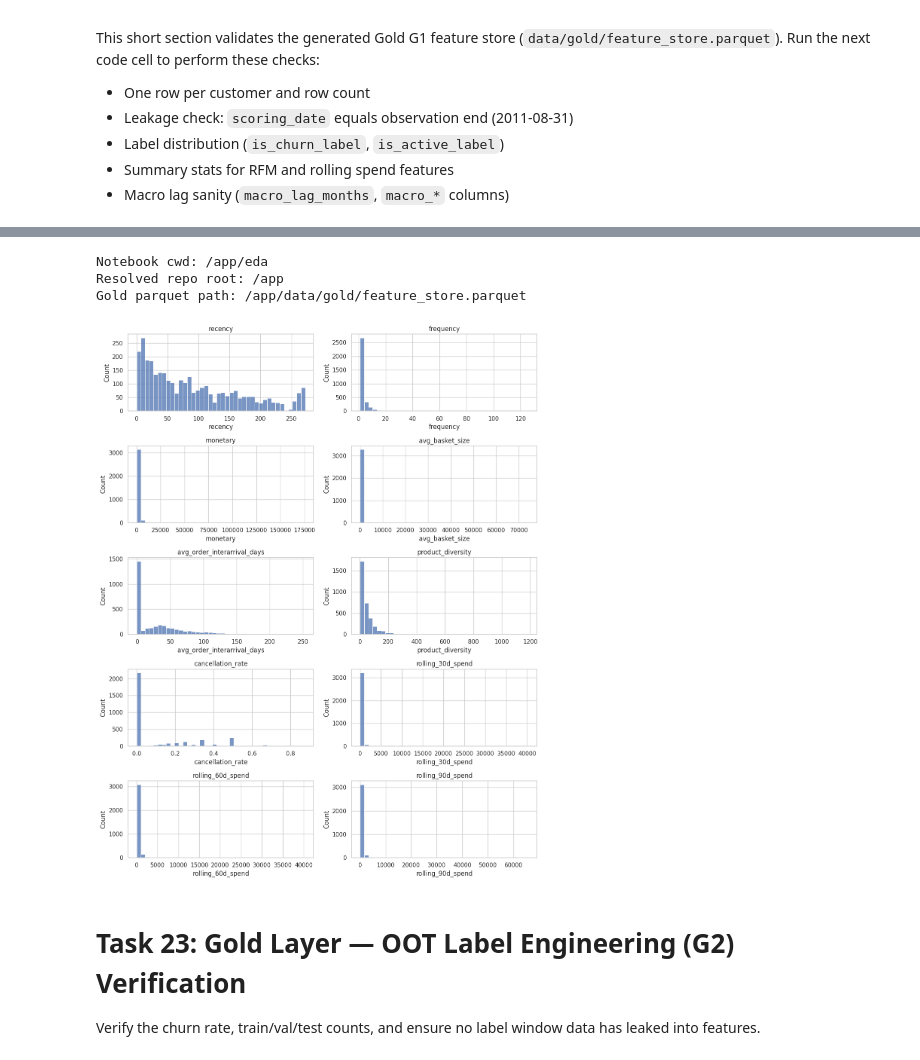
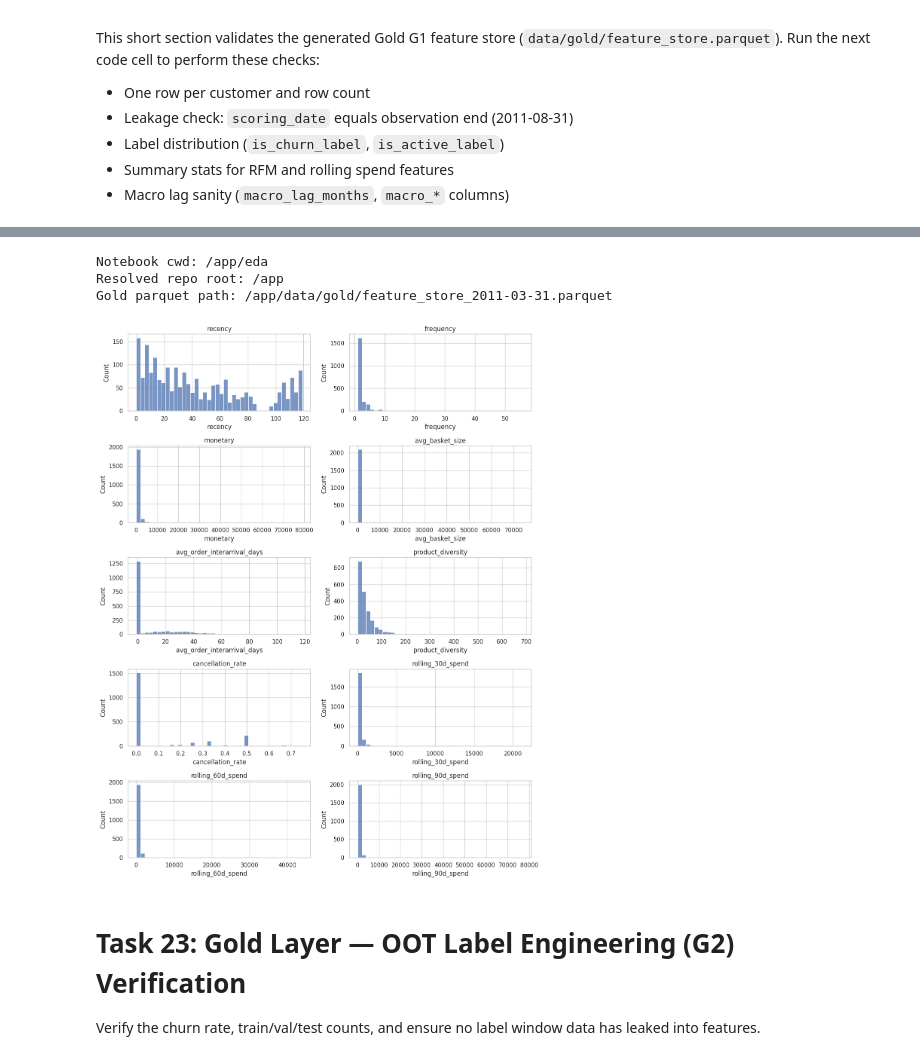
Before and after one commit to wenxuanalex/machine-learning-engineering, a Jupyter notebook: eda/eda.ipynb, the cells around one changed output, grey strips where cells are left out. Cells and saved outputs as stored; diff of their text form; code cells hidden in the pictures.

Commit message:
EDA: point gold-QA cells at training snapshot after gold restructure

```diff
--- a/eda/eda.ipynb
+++ b/eda/eda.ipynb
@@ -649,16 +649,16 @@ sns.set_theme(style="whitegrid")
 
 def resolve_gold_path() -> Path:
     candidates = [
-        Path("data/gold/feature_store.parquet"),
-        Path("../data/gold/feature_store.parquet"),
-        Path("/app/data/gold/feature_store.parquet"),
+        Path("data/gold/feature_store_2011-03-31.parquet"),
+        Path("../data/gold/feature_store_2011-03-31.parquet"),
+        Path("/app/data/gold/feature_store_2011-03-31.parquet"),
     ]
     for path in candidates:
         if path.exists():
             return path.resolve()
 
     for base in [Path.cwd(), *Path.cwd().parents]:
-        path = base / "data" / "gold" / "feature_store.parquet"
+        path = base / "data" / "gold" / "feature_store_2011-03-31.parquet"
         if path.exists():
             return path.resolve()
 
@@ -679,9 +679,9 @@ if 'gold' not in globals():
     from pathlib import Path
     import pandas as pd
     candidate_paths = [
-        Path("data/gold/feature_store.parquet"),
-        Path("../data/gold/feature_store.parquet"),
-        Path("/app/data/gold/feature_store.parquet"),
+        Path("data/gold/feature_store_2011-03-31.parquet"),
+        Path("../data/gold/feature_store_2011-03-31.parquet"),
+        Path("/app/data/gold/feature_store_2011-03-31.parquet"),
     ]
     gold_path = next((p for p in candidate_paths if p.exists()), None)
     if gold_path is None:
@@ -712,9 +712,9 @@ if 'gold' not in globals():
     from pathlib import Path
     import pandas as pd
     candidate_paths = [
-        Path("data/gold/feature_store.parquet"),
-        Path("../data/gold/feature_store.parquet"),
-        Path("/app/data/gold/feature_store.parquet"),
+        Path("data/gold/feature_store_2011-03-31.parquet"),
+        Path("../data/gold/feature_store_2011-03-31.parquet"),
+        Path("/app/data/gold/feature_store_2011-03-31.parquet"),
     ]
     gold_path = next((p for p in candidate_paths if p.exists()), None)
     if gold_path is None:
@@ -845,12 +845,12 @@ from IPython.display import display
 
 def find_repo_root(start: Path) -> Path:
     for candidate in [start, *start.parents]:
-        if (candidate / 'data' / 'gold' / 'feature_store.parquet').exists():
+        if (candidate / 'data' / 'gold' / 'feature_store_2011-03-31.parquet').exists():
             return candidate
     return start
 
 repo_root = find_repo_root(Path.cwd())
-fs_path = repo_root / 'data' / 'gold' / 'feature_store.parquet'
+fs_path = repo_root / 'data' / 'gold' / 'feature_store_2011-03-31.parquet'
 print('Notebook cwd:', Path.cwd())
 print('Resolved repo root:', repo_root)
 print('Gold parquet path:', fs_path)
@@ -932,12 +932,12 @@ except Exception:
 
 def find_repo_root(start: Path) -> Path:
     for candidate in [start, *start.parents]:
-        if (candidate / 'data' / 'gold' / 'feature_store.parquet').exists():
+        if (candidate / 'data' / 'gold' / 'feature_store_2011-03-31.parquet').exists():
             return candidate
     return start
 
 repo_root = find_repo_root(Path.cwd())
-fs_path = repo_root / 'data' / 'gold' / 'feature_store.parquet'
+fs_path = repo_root / 'data' / 'gold' / 'feature_store_2011-03-31.parquet'
 print('Notebook cwd:', Path.cwd())
 print('Resolved repo root:', repo_root)
 print('Gold parquet path:', fs_path)
@@ -952,35 +952,35 @@ else:
         "monetary",
         "avg_basket_size",
         "avg_order_interarrival_days",
         "product_diversity",
         "cancellation_rate",
         "rolling_30d_spend",
         "rolling_60d_spend",
         "rolling_90d_spend",
     ]
     present = [c for c in cols if c in fs.columns]
     if not present:
         print("No RFM/rolling spend columns available to plot.")
     else:
         n = len(present)
         ncols = 2
         nrows = (n + ncols - 1) // ncols
         plt.figure(figsize=(6 * ncols, 3 * nrows))
         for i, c in enumerate(present, 1):
             ax = plt.subplot(nrows, ncols, i)
             series = fs[c].dropna()
             if sns is not None:
                 sns.histplot(series, kde=False, bins=40)
             else:
                 ax.hist(series, bins=40)
             ax.set_title(c)
         plt.tight_layout()
         plt.show()
 # %% [output]
 Notebook cwd: /app/eda
 Resolved repo root: /app
-Gold parquet path: /app/data/gold/feature_store.parquet
+Gold parquet path: /app/data/gold/feature_store_2011-03-31.parquet
-[figure, old version]
+[figure, new version]
 # %% [markdown]
 # Task 23: Gold Layer — OOT Label Engineering (G2) Verification
 
```
Also changed, not shown: parts of 8 cells of this notebook.
